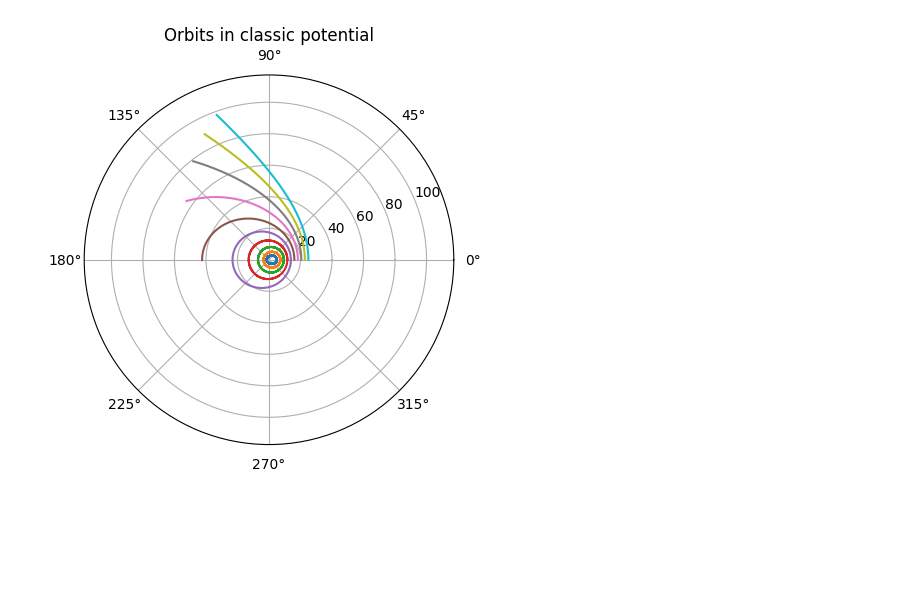
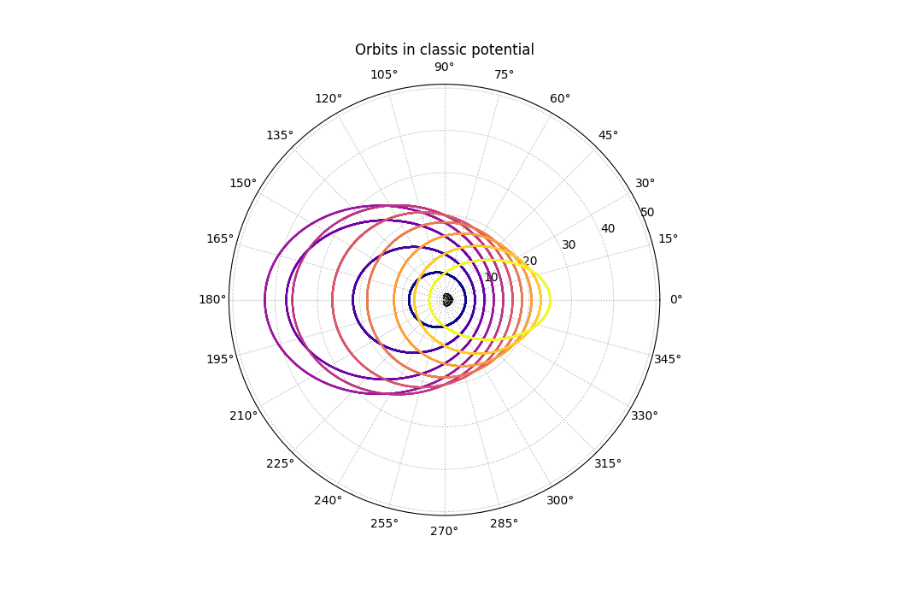
Before and after one commit to Giacomo-Menegatti/GeneralRelativity, a Jupyter notebook: GR_Orbits.ipynb, the cells around one changed output. Cells and saved outputs as stored; diff of their text form; code cells hidden in the pictures; blank space fills up the shorter version.

Commit message:
fixed plotting a little

```diff
--- a/GR_Orbits.ipynb
+++ b/GR_Orbits.ipynb
@@ -44,27 +47,32 @@ def velocity_pol(x,v):  #Polar velocity
 def angular_momentum(x,v):
   return x[0]*v[1]-x[1]*v[0]
 
-def solve_orbits(x0, v0, GM,l):
+def solve_orbits(x0, v0, GM):
   l = angular_momentum(x0,v0)
   r0 = position_pol(x0)
   vr0 = velocity_pol(x0,v0)
-  sol = solve_ivp(f_classic, y0=(r0[0], r0[1], vr0[0]), t_span=(0,500), t_eval=np.linspace(0,500,1000), args=(GM, l), rtol= 1e-9)
+  sol = solve_ivp(f_classic, y0=(r0[0], r0[1], vr0[0]), t_span=(0,1000), t_eval=np.linspace(0,1000,1000), args=(GM, l), rtol= 1e-9)
   return np.array([sol.y[0], sol.y[1]])
 
 orbits = []
-for p in np.linspace(5,25,10):
-  orbits.append(solve_orbits(np.array([p,0]), np.array([0,0.3]), G*M, l))
+for p,v  in zip(np.linspace(5,25,10), np.linspace(0.5,0.1, 10)):
+  orbits.append(solve_orbits(np.array([p,0]), np.array([0,v]), G*M))
 # %%
 fig = plt.figure('Classic orbit')
 ax = plt.subplot(projection = 'polar')
 ax.set_title('Orbits in classic potential')
 max_r = max([orbit[0].max() for orbit in orbits])
+
+for orbit, color in zip(orbits, plt.cm.plasma(np.linspace(0,1,10))):
+  ax.plot(orbit[1], orbit[0], color = color)
 ax.set_ylim([0,1.2*max_r])
-for orbit in orbits:
-  ax.plot(orbit[1], orbit[0])
+ax.set_xticks(2*np.pi*np.linspace(0,1,24, endpoint=False))
+circle = plt.Circle((0,0),2*G*M/c**2, color='k')
+ax.grid(linestyle = ':')
+ax.add_patch(circle)
 plt.show()
 # %% [output]
-[figure, old version]
+[figure, new version]
 # %% [markdown]
 
 
```
Also changed, not shown: parts of 3 cells of this notebook.
